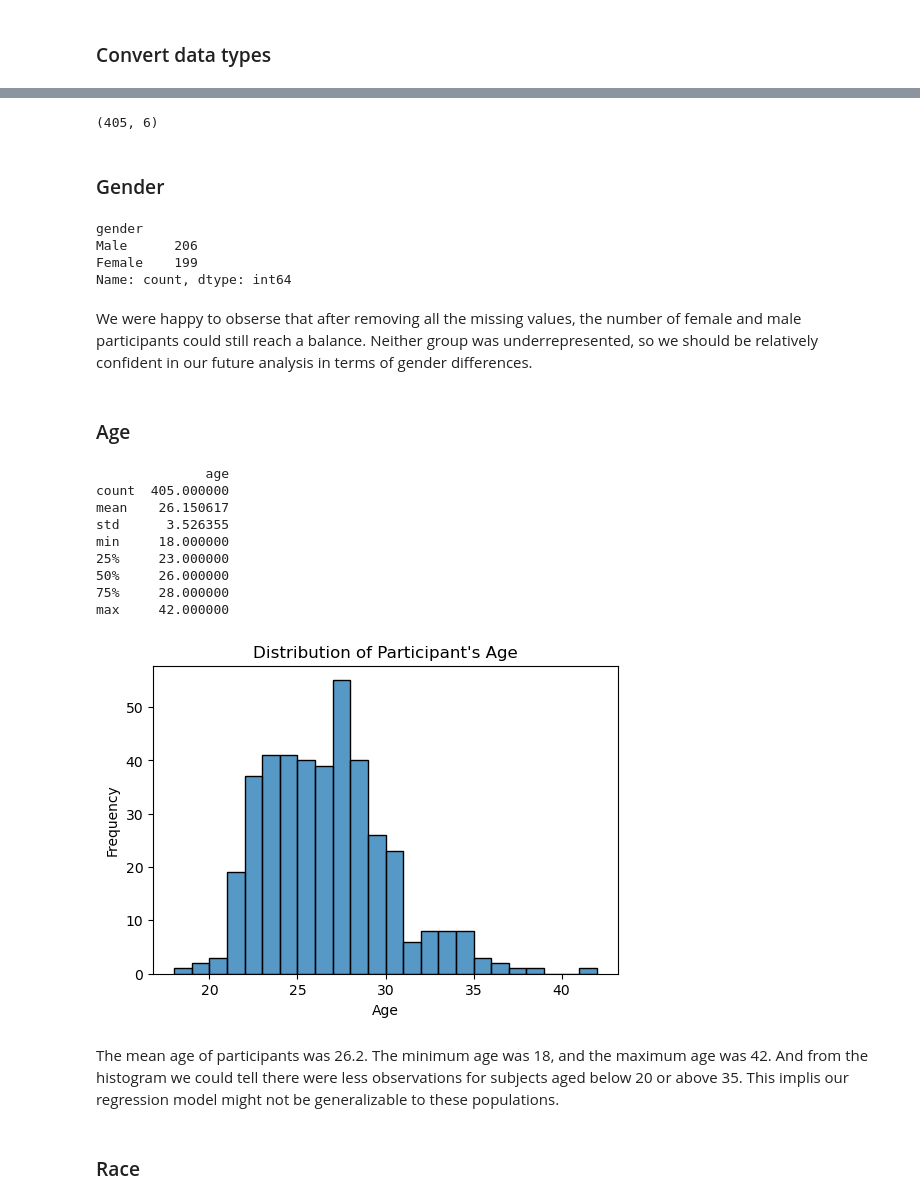
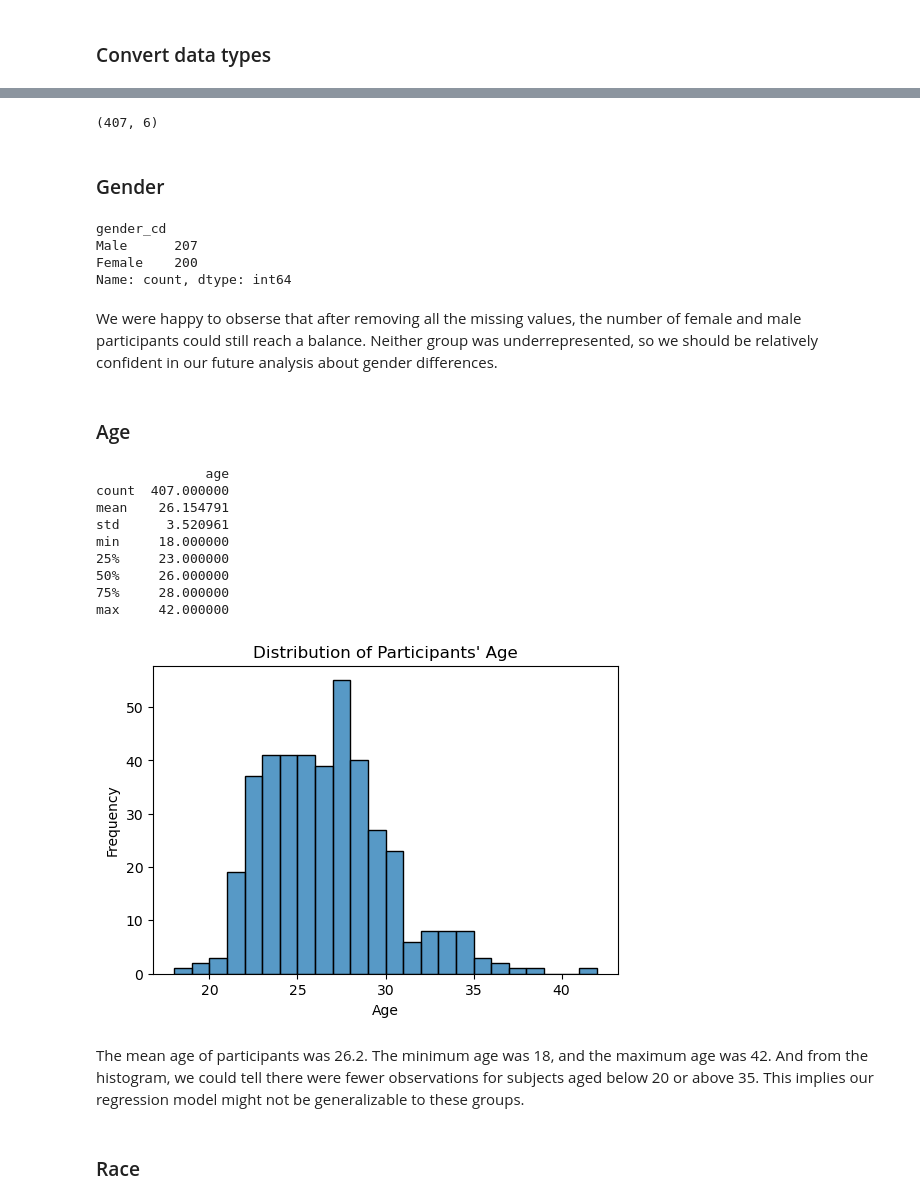
Before and after one commit to flaviafafa/speed_dating_project, a Jupyter notebook: final/Appendix.ipynb, the cells around one changed output, grey strips where cells are left out. Cells and saved outputs as stored; diff of their text form; code cells hidden in the pictures.

```diff
--- a/final/Appendix.ipynb
+++ b/final/Appendix.ipynb
@@ -244,31 +180,31 @@ We should always keep in mind that each row of dating_df represents a dating mee
 # %%
-main_df = pd.read_csv("dating_main.csv").iloc[: , 1:]
+dating_df = pd.read_csv("dating_main.csv")
 # Select columns that are always the same for each subject.
-subject_df = main_df[['id', 'gender', 'age', 'race', 'field', 'career']]
+subject_df = dating_df[['id', 'gender_cd', 'age', 'race_cd', 'field_cd', 'career_cd']]
 subject_df = subject_df.drop_duplicates()
 print(subject_df.shape)
 # %% [output]
-(405, 6)
+(407, 6)
 # %% [markdown]
 ### Gender
 # %%
-subject_df[["gender"]].value_counts()
+subject_df["gender_cd"].map({0:"Female", 1:"Male"}).value_counts()
 # %% [output]
-gender
-Male      206
-Female    199
+gender_cd
+Male      207
+Female    200
 Name: count, dtype: int64
 # %% [markdown]
-We were happy to obserse that after removing all the missing values, the number of female and male participants could still reach a balance. Neither group was underrepresented, so we should be relatively confident in our future analysis in terms of gender differences.
+We were happy to obserse that after removing all the missing values, the number of female and male participants could still reach a balance. Neither group was underrepresented, so we should be relatively confident in our future analysis about gender differences.
 # %% [markdown]
 ### Age
 # %%
 print(subject_df[["age"]].describe())
 # %% [output]
               age
-count  405.000000
-mean    26.150617
-std      3.526355
+count  407.000000
+mean    26.154791
+std      3.520961
 min     18.000000
 25%     23.000000
 50%     26.000000
@@ -277,14 +213,14 @@ max     42.000000
 # %%
 plt.figure(figsize = (6, 4))
 sns.histplot(data = subject_df, x = subject_df['age'], binwidth = 1)
-plt.title("Distribution of Participant's Age")
+plt.title("Distribution of Participants' Age")
 plt.xlabel("Age")
 plt.ylabel('Frequency')
 plt.show()
 # %% [output]
-[figure, old version]
+[figure, new version]
 # %% [markdown]
-The mean age of participants was 26.2. The minimum age was 18, and the maximum age was 42. And from the histogram we could tell there were less observations for subjects aged below 20 or above 35. This implis our regression model might not be generalizable to these populations.
+The mean age of participants was 26.2. The minimum age was 18, and the maximum age was 42. And from the histogram, we could tell there were fewer observations for subjects aged below 20 or above 35. This implies our regression model might not be generalizable to these groups.
 # %% [markdown]
 ### Race
 # %%
```
Also changed, not shown: parts of 55 cells of this notebook, 3 other files.
